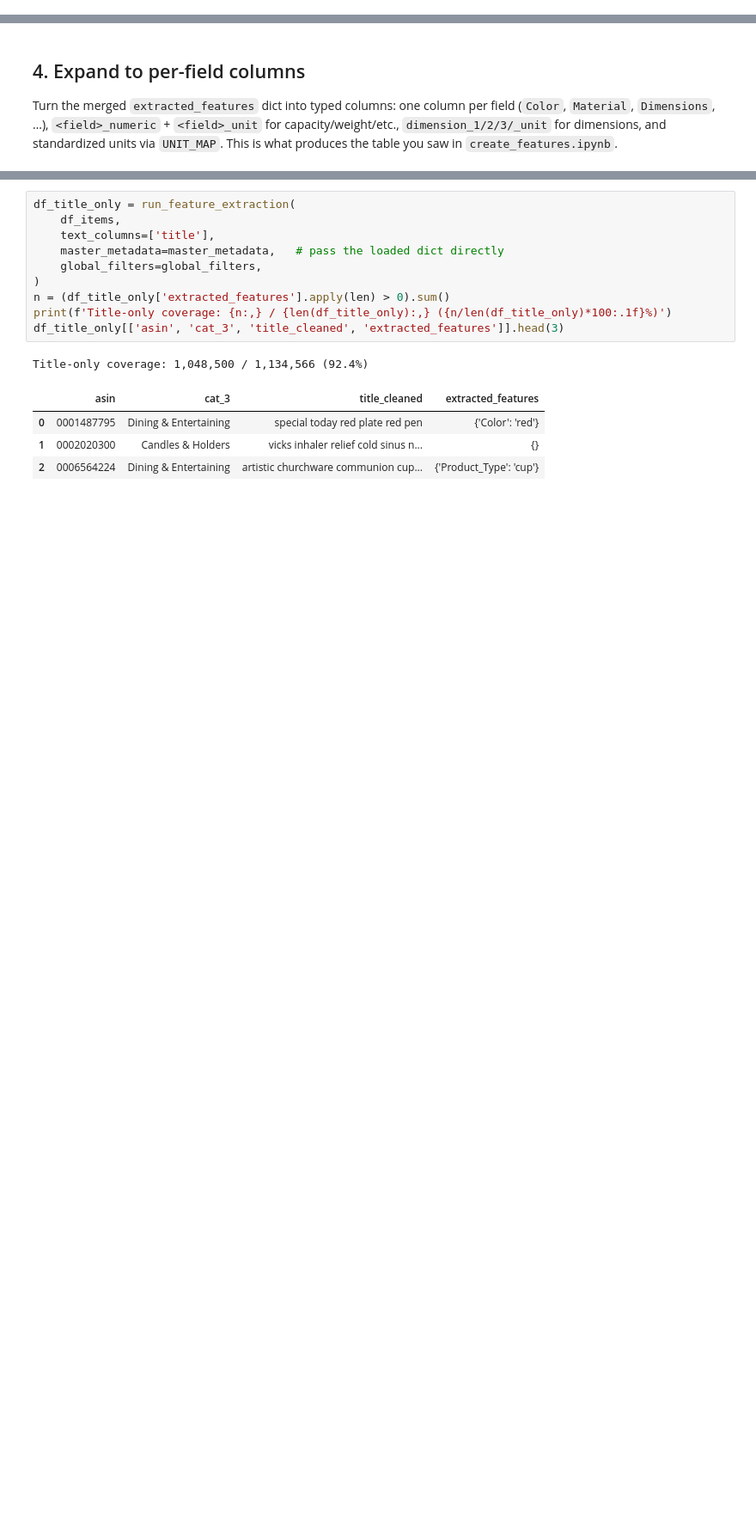
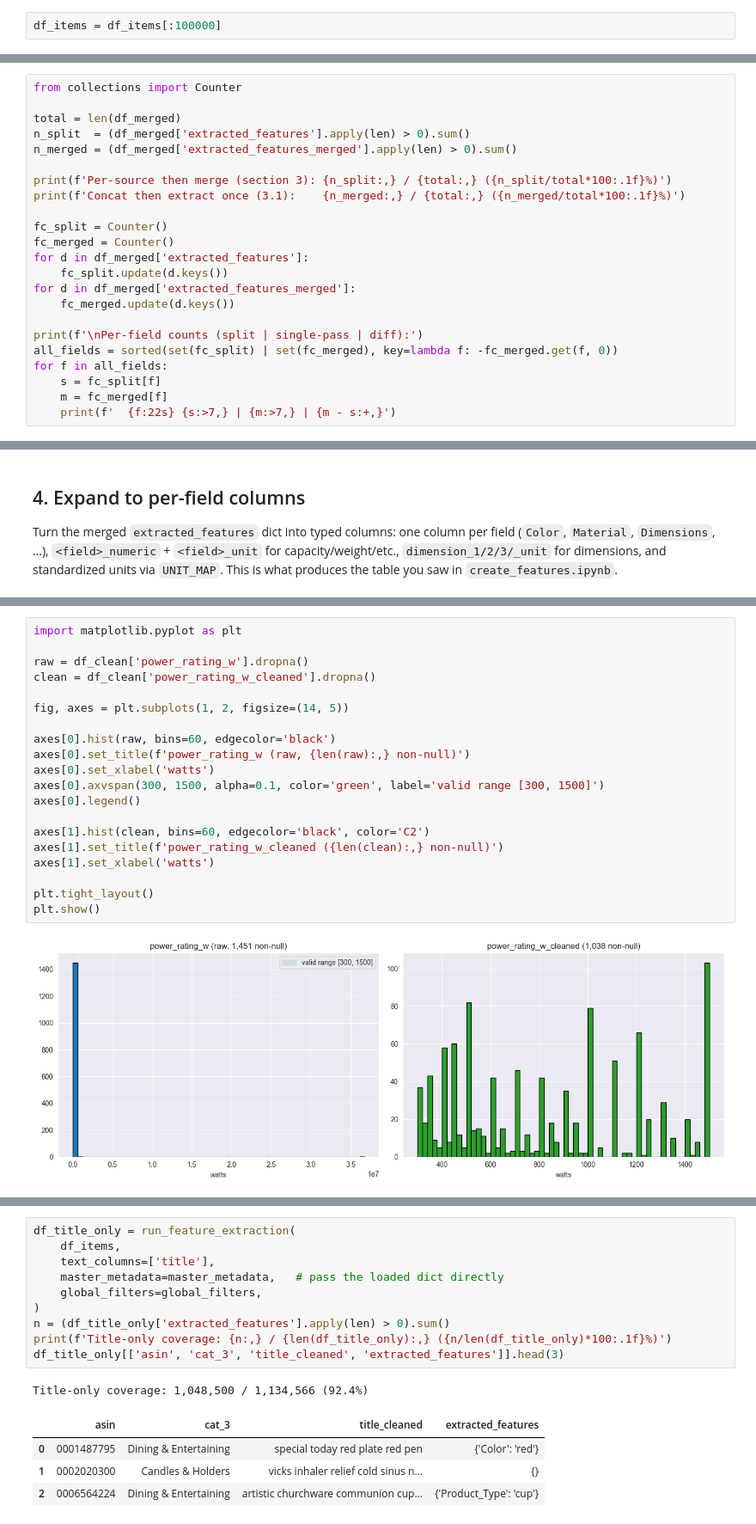
Before and after one commit to flamesmith/RecSystem, a Jupyter notebook: feature_extraction_workflow/extract_features.ipynb, the cells around one changed output, grey strips where cells are left out. Shown at 86% size. Drawn from its saved outputs; the diff is of its cells as text; blank space fills up the shorter version.

```diff
--- a/feature_extraction_workflow/extract_features.ipynb
+++ b/feature_extraction_workflow/extract_features.ipynb
@@ -255,6 +255,8 @@ features: {'Capacity_Volume': '40gm'}
 ## 3. End-to-end driver
 
 `run_feature_extraction` chains every stage. Pass paths instead of pre-loaded objects to verify the JSON-loading branch works too.
+# %%
+df_items = df_items[:100000]
 # %%
 # Edit this list to add or remove text columns to extract from.
 # `list_columns` is the subset whose raw values are stringified lists.
@@ -328,0 +383,23 @@ df_result[df_result['extracted_features'].apply(len) > 0][view_cols].head(5)
+# %%
+from collections import Counter
+
+total = len(df_merged)
+n_split  = (df_merged['extracted_features'].apply(len) > 0).sum()
+n_merged = (df_merged['extracted_features_merged'].apply(len) > 0).sum()
+
+print(f'Per-source then merge (section 3): {n_split:,} / {total:,} ({n_split/total*100:.1f}%)')
+print(f'Concat then extract once (3.1):    {n_merged:,} / {total:,} ({n_merged/total*100:.1f}%)')
+
+fc_split = Counter()
+fc_merged = Counter()
+for d in df_merged['extracted_features']:
+    fc_split.update(d.keys())
+for d in df_merged['extracted_features_merged']:
+    fc_merged.update(d.keys())
+
+print(f'\nPer-field counts (split | single-pass | diff):')
+all_fields = sorted(set(fc_split) | set(fc_merged), key=lambda f: -fc_merged.get(f, 0))
+for f in all_fields:
+    s = fc_split[f]
+    m = fc_merged[f]
+    print(f'  {f:22s} {s:>7,} | {m:>7,} | {m - s:+,}')
@@ -367,0 +575,22 @@ df_expanded[df_expanded.get('dimension_1', pd.Series(dtype=float)).notna()][view
+# %%
+import matplotlib.pyplot as plt
+
+raw = df_clean['power_rating_w'].dropna()
+clean = df_clean['power_rating_w_cleaned'].dropna()
+
+fig, axes = plt.subplots(1, 2, figsize=(14, 5))
+
+axes[0].hist(raw, bins=60, edgecolor='black')
+axes[0].set_title(f'power_rating_w (raw, {len(raw):,} non-null)')
+axes[0].set_xlabel('watts')
+axes[0].axvspan(300, 1500, alpha=0.1, color='green', label='valid range [300, 1500]')
+axes[0].legend()
+
+axes[1].hist(clean, bins=60, edgecolor='black', color='C2')
+axes[1].set_title(f'power_rating_w_cleaned ({len(clean):,} non-null)')
+axes[1].set_xlabel('watts')
+
+plt.tight_layout()
+plt.show()
+# %% [output]
+[figure, added]
```
Also changed, not shown: parts of 18 cells of this notebook, 6 other files.
